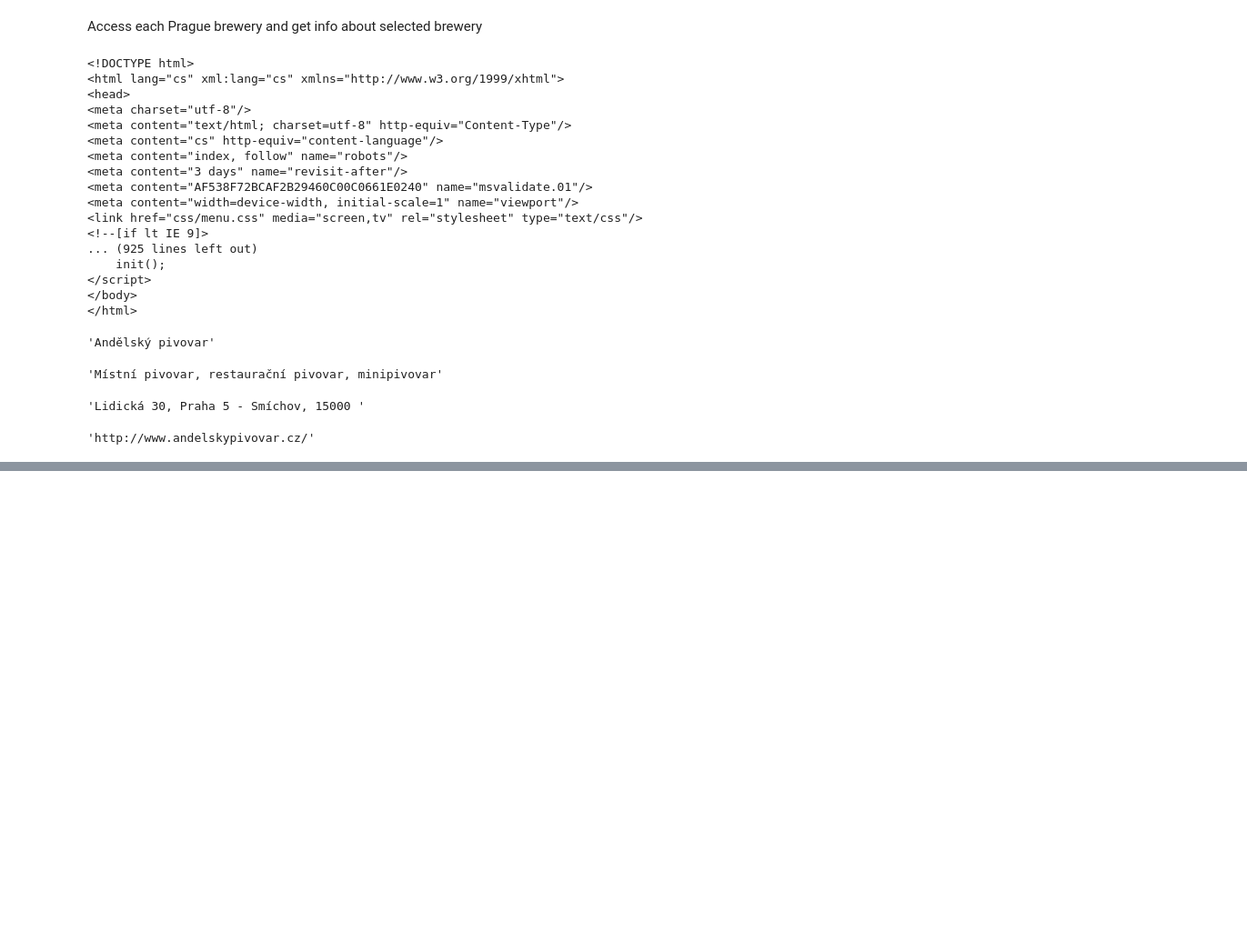
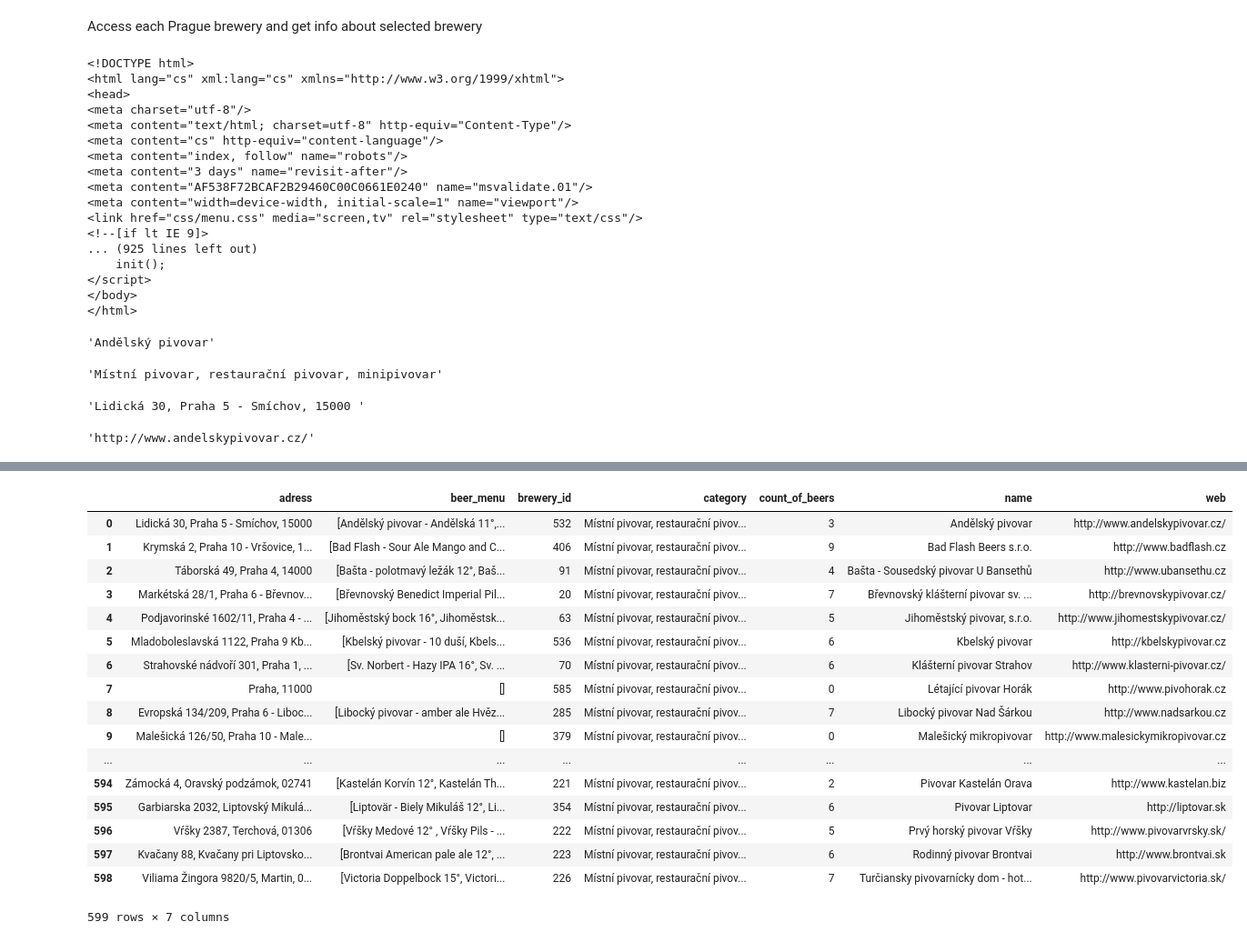
Before and after one commit to pavelfuchs95/test_december, a Jupyter notebook: Scrapping.ipynb, the cells around one changed output, grey strips where cells are left out. Shown: that part at 91% size. Saved outputs shown, nothing was run; the diff lists cells and outputs as text; code cells hidden in the pictures; blank space fills up the shorter version.

```diff
--- a/Scrapping.ipynb
+++ b/Scrapping.ipynb
@@ -255,0 +394,31 @@ beer_menu
+# %%
+breweries_dictionary = []
+
+def find_info_about_breweries(list_of_urls):
+
+    for i in range(len(list_of_urls)):
+        time.sleep(0.1)
+        string_1 = str(list_of_urls[i])
+        url = 'http://www.atlaspiv.cz/' + string_1
+        brewery_url = GetCode(url)
+
+        brewery_id = brewery_url.find('input', {'name':'rec_id'}).attrs['value']
+        brewery_name = brewery_url.findAll('h1')[1].text
+        brewery_category = brewery_url.findAll('h1')[1].next.next.next.next.text
+        brewery_adress = brewery_url.find('table').find('td').next.next.next.text
+        brewery_web = brewery_url.find('table').find('a',{'rel': 'nofollow'}).text
+
+        count_of_beers = len(brewery_url.findAll('span',{'class': 'rating_stars'}))
+        beer_menu = []
+        beer_web = []
+
+        for i in range(count_of_beers):
+            e = brewery_url.findAll('span',{'class': 'rating_stars'})[i].find_previous('a').text
+            beer_menu.append(e)
+            f = brewery_url.findAll('span',{'class': 'rating_stars'})[i].find_previous('a').attrs['href']
+            beer_web.append(f)
+
+
+        g = {'brewery_id':brewery_id, 'name':brewery_name, 'category':brewery_category, 'adress':brewery_adress, 'web':brewery_web, 'count_of_beers':count_of_beers, 'beer_menu':beer_menu}
+
+        breweries_dictionary.append(g)
@@ -255,0 +447,21 @@ beer_menu
+# %%
+pd.DataFrame(breweries_dictionary)
+# %% [output]
+|  | adress | beer_menu | brewery_id | category | count_of_beers | name | web |
+| 0 | Lidická 30, Praha 5 - Smíchov, 15000 | [Andělský pivovar - Andělská 11°,... | 532 | Místní pivovar, restaurační pivov... | 3 | Andělský pivovar | http://www.andelskypivovar.cz/ |
+| 1 | Krymská 2, Praha 10 - Vršovice, 1... | [Bad Flash - Sour Ale Mango and C... | 406 | Místní pivovar, restaurační pivov... | 9 | Bad Flash Beers s.r.o. | http://www.badflash.cz |
+| 2 | Táborská 49, Praha 4, 14000 | [Bašta - polotmavý ležák 12°, Baš... | 91 | Místní pivovar, restaurační pivov... | 4 | Bašta - Sousedský pivovar U Bansethů | http://www.ubansethu.cz |
+| 3 | Markétská 28/1, Praha 6 - Břevnov... | [Břevnovský Benedict Imperial Pil... | 20 | Místní pivovar, restaurační pivov... | 7 | Břevnovský klášterní pivovar sv. ... | http://brevnovskypivovar.cz/ |
+| 4 | Podjavorinské 1602/11, Praha 4 - ... | [Jihoměstský bock 16°, Jihoměstsk... | 63 | Místní pivovar, restaurační pivov... | 5 | Jihoměstský pivovar, s.r.o. | http://www.jihomestskypivovar.cz/ |
+| 5 | Mladoboleslavská 1122, Praha 9 Kb... | [Kbelský pivovar - 10 duší, Kbels... | 536 | Místní pivovar, restaurační pivov... | 6 | Kbelský pivovar | http://kbelskypivovar.cz |
+| 6 | Strahovské nádvoří 301, Praha 1, ... | [Sv. Norbert - Hazy IPA 16°, Sv. ... | 70 | Místní pivovar, restaurační pivov... | 6 | Klášterní pivovar Strahov | http://www.klasterni-pivovar.cz/ |
+| 7 | Praha, 11000 | [] | 585 | Místní pivovar, restaurační pivov... | 0 | Létající pivovar Horák | http://www.pivohorak.cz |
+| 8 | Evropská 134/209, Praha 6 - Liboc... | [Libocký pivovar - amber ale Hvěz... | 285 | Místní pivovar, restaurační pivov... | 7 | Libocký pivovar Nad Šárkou | http://www.nadsarkou.cz |
+| 9 | Malešická 126/50, Praha 10 - Male... | [] | 379 | Místní pivovar, restaurační pivov... | 0 | Malešický mikropivovar | http://www.malesickymikropivovar.cz |
+| ... | ... | ... | ... | ... | ... | ... | ... |
+| 594 | Zámocká 4, Oravský podzámok, 02741 | [Kastelán Korvín 12°, Kastelán Th... | 221 | Místní pivovar, restaurační pivov... | 2 | Pivovar Kastelán Orava | http://www.kastelan.biz |
+| 595 | Garbiarska 2032, Liptovský Mikulá... | [Liptovär - Biely Mikuláš 12°, Li... | 354 | Místní pivovar, restaurační pivov... | 6 | Pivovar Liptovar | http://liptovar.sk |
+| 596 | Vŕšky 2387, Terchová, 01306 | [Vŕšky Medové 12° , Vŕšky Pils - ... | 222 | Místní pivovar, restaurační pivov... | 5 | Prvý horský pivovar Vŕšky | http://www.pivovarvrsky.sk/ |
+| 597 | Kvačany 88, Kvačany pri Liptovsko... | [Brontvai American pale ale 12°, ... | 223 | Místní pivovar, restaurační pivov... | 6 | Rodinný pivovar Brontvai | http://www.brontvai.sk |
+| 598 | Viliama Žingora 9820/5, Martin, 0... | [Victoria Doppelbock 15°, Victori... | 226 | Místní pivovar, restaurační pivov... | 7 | Turčiansky pivovarnícky dom - hot... | http://www.pivovarvictoria.sk/ |
+599 rows × 7 columns
```
Also changed, not shown: parts of 20 cells of this notebook.
